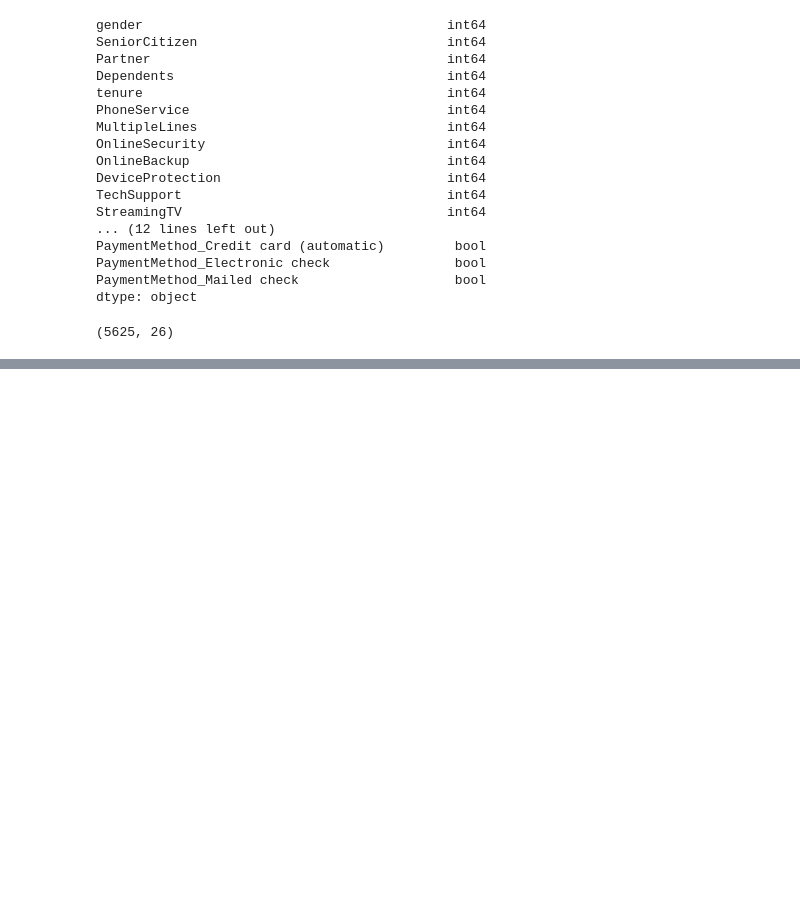
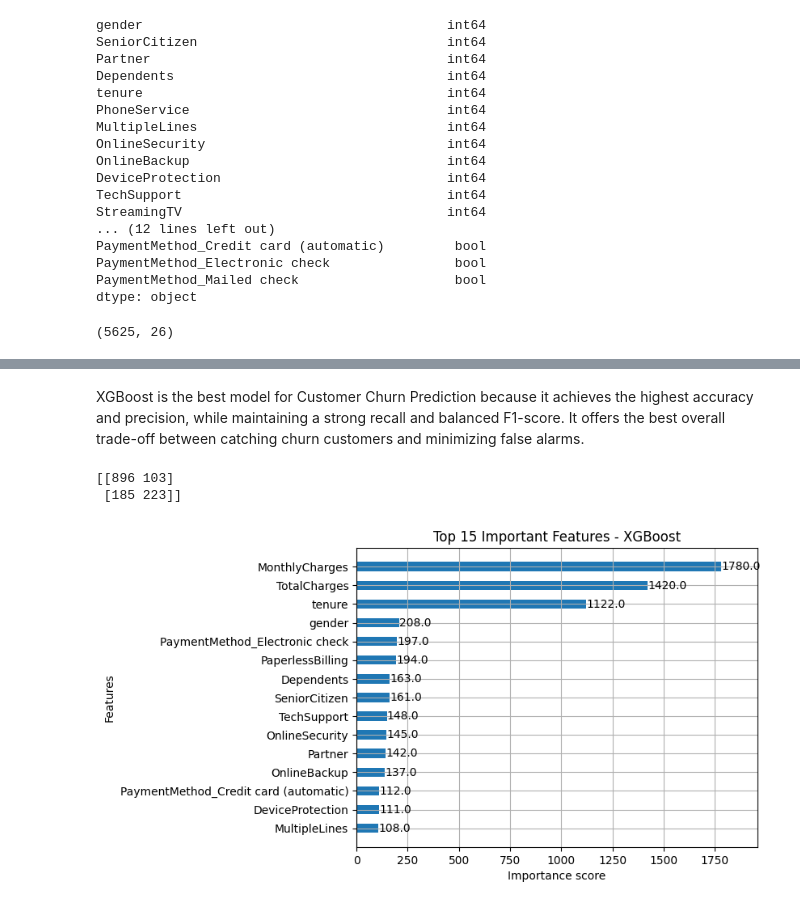
Before and after one commit to sumitdas9706563464-ux/Customer_churn_Predection, a Jupyter notebook: churn_predection.ipynb, the cells around one changed output, grey strips where cells are left out. Cells and saved outputs as stored; diff of their text form; code cells hidden in the pictures; blank space fills up the shorter version.

```diff
--- a/churn_predection.ipynb
+++ b/churn_predection.ipynb
@@ -262,0 +272,36 @@ X_train.shape
+# %%
+from sklearn.linear_model import LogisticRegression
+from sklearn.ensemble import RandomForestClassifier
+from xgboost import XGBClassifier
+
+# -----------------------------
+# 1. Logistic Regression
+# -----------------------------
+log_model = LogisticRegression(max_iter=500)
+log_model.fit(X_train, y_train)
+log_pred = log_model.predict(X_test)
+
+# -----------------------------
+# 2. Random Forest
+# -----------------------------
+rf_model = RandomForestClassifier(
+    n_estimators=300,
+    max_depth=10,
+    random_state=42
+)
+rf_model.fit(X_train, y_train)
+rf_pred = rf_model.predict(X_test)
+
+# -----------------------------
+# 3. XGBoost
+# -----------------------------
+xgb_model = XGBClassifier(
+    n_estimators=300,
+    learning_rate=0.05,
+    max_depth=5,
+    subsample=0.8,
+    colsample_bytree=0.8,
+    eval_metric="logloss"
+)
+xgb_model.fit(X_train, y_train)
+xgb_pred = xgb_model.predict(X_test)
@@ -262,0 +339,21 @@ X_train.shape
+# %% [markdown]
+XGBoost is the best model for Customer Churn Prediction because it achieves the
+highest accuracy and precision, while maintaining a strong recall and balanced F1-score.
+It offers the best overall trade-off between catching churn customers and minimizing false alarms.
+# %%
+from sklearn.metrics import confusion_matrix
+
+cm = confusion_matrix(y_test, xgb_pred)
+print(cm)
+# %% [output]
+[[896 103]
+ [185 223]]
+# %%
+import matplotlib.pyplot as plt
+import xgboost as xgb
+
+xgb.plot_importance(xgb_model, max_num_features=15, height=0.5)
+plt.title("Top 15 Important Features - XGBoost")
+plt.show()
+# %% [output]
+[figure, added]
```
Also changed, not shown: parts of 5 cells of this notebook.
